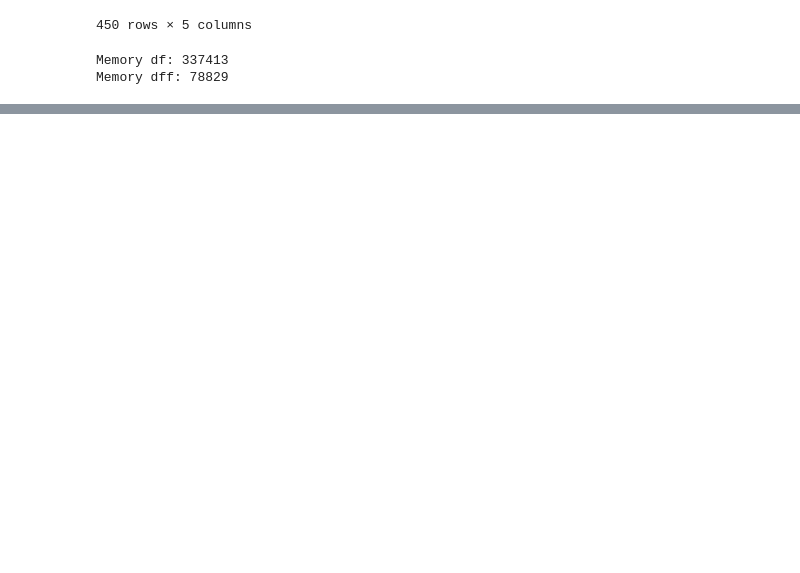
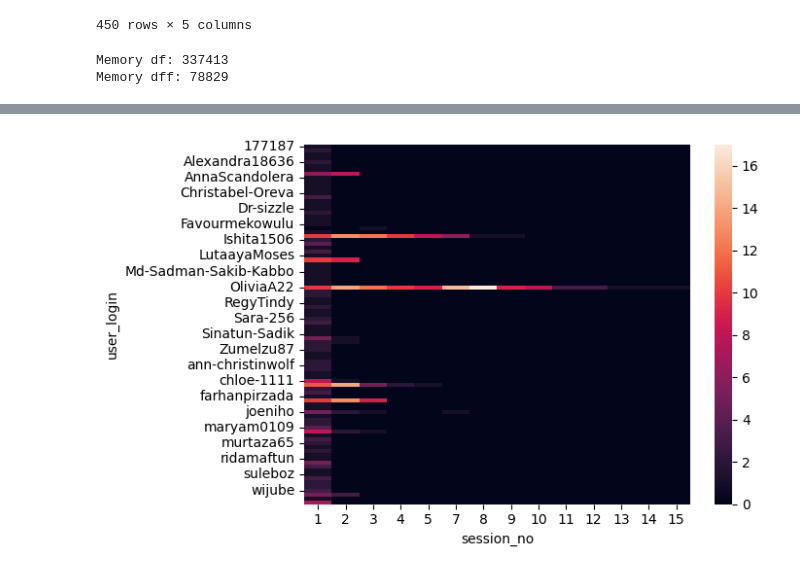
Before and after one commit to dominikb1888/INCO, a Jupyter notebook: Session_03/Github UsersUntitled.ipynb, the cells around one changed output, grey strips where cells are left out. Cells and saved outputs as stored; diff of their text form; code cells hidden in the pictures; blank space fills up the shorter version.

```diff
--- a/Session_03/Github UsersUntitled.ipynb
+++ b/Session_03/Github UsersUntitled.ipynb
@@ -153,0 +156,3 @@ dff
+# %%
+pivot_table = dff.pivot_table(index="user_login", columns="session_no", values='url', aggfunc='count')
+pivot_table
@@ -153,0 +174,6 @@ dff
+# %%
+heatmap_plot = sns.heatmap(pivot_table)
+fig = heatmap_plot.get_figure()
+fig.savefig("heatmap.png")
+# %% [output]
+[figure, added]
```
Also changed, not shown: parts of 5 cells of this notebook, 2 other files.
